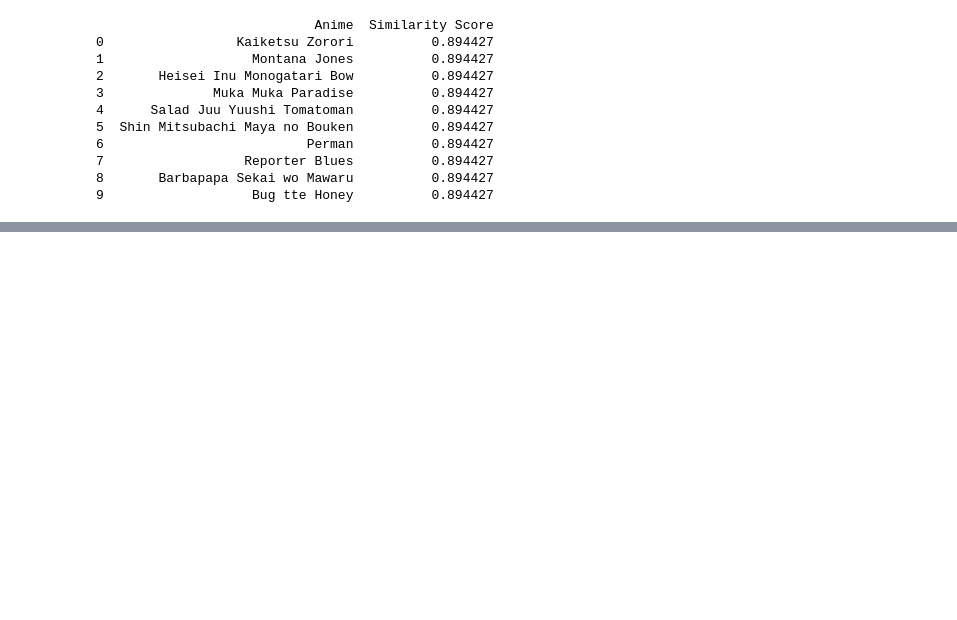
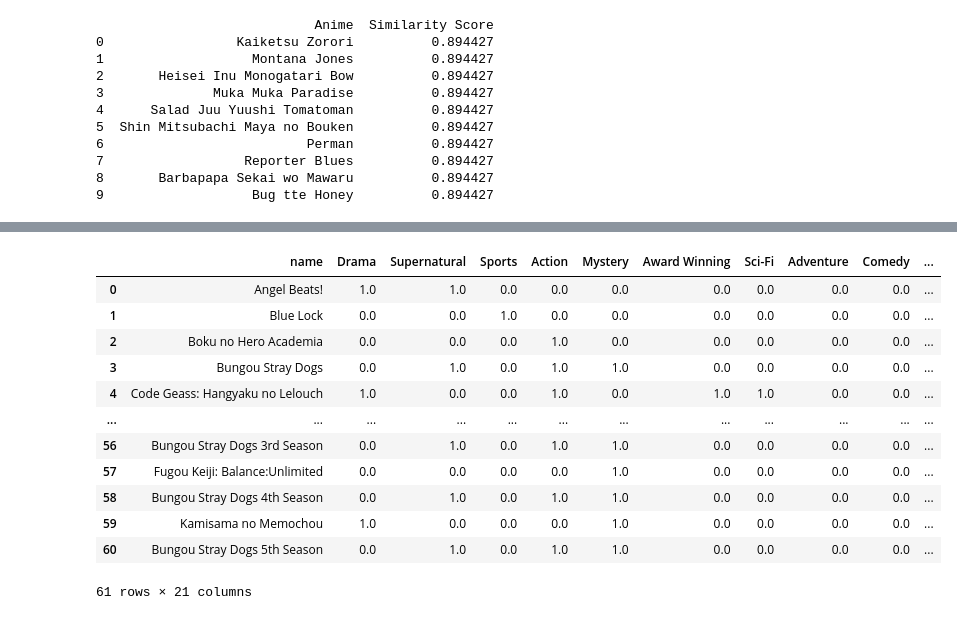
Before and after one commit to mastamaru/SPK-BE, a Jupyter notebook: train2.ipynb, the cells around one changed output, grey strips where cells are left out. Saved outputs shown, nothing was run; the diff lists cells and outputs as text; code cells hidden in the pictures; blank space fills up the shorter version.

```diff
--- a/train2.ipynb
+++ b/train2.ipynb
@@ -372,0 +433,8 @@ joblib.dump(cosine_sim, 'cosine_similarity.pkl')
+# %%
+import pandas as pd
+import ast
+df_meta = pd.read_csv('db.csv')
+df_meta['genre'] = df_meta['genre'].apply(lambda x: ast.literal_eval(x) if isinstance(x, str) else x)
+df_meta['genre'] = df_meta['genre'].apply(lambda x: ', '.join(x))
+df_meta['episodes'] = df_meta['episodes'].astype(int)
+df_meta.head()
@@ -372,0 +448,18 @@ joblib.dump(cosine_sim, 'cosine_similarity.pkl')
+# %%
+df_meta['genre'] = df_meta['genre'].apply(lambda x: x.split(', '))
+# iterate over the list of Genres column and create new column named base on the list values
+for index, row in df_meta.iterrows():
+    for genre in row['genre']:
+        df_meta.at[index, genre] = 1
+
+df_meta.fillna(0, inplace=True)
+anime_length = ['Short', 'Medium', 'Long']
+df_meta['episodes'] = pd.cut(df_meta['episodes'], bins=[0, 12, 26, 2000], labels=anime_length)
+# onehotencoding the episodes column but without using pd.get_dummies
+for length in anime_length:
+    df_meta['episode' + length] = df_meta['episodes'].apply(lambda x: 1 if x == length else 0)
+df_meta.drop('episodes', axis=1, inplace=True)
+# onehotencoding the type column but without using pd.get_dummies
+for t in df_meta['type'].unique():
+    df_meta[t] = df_meta['type'].apply(lambda x: 1 if x == t else 0)
+df_meta.drop(['genre', 'type'], axis=1, inplace=True)
@@ -372,0 +468,16 @@ joblib.dump(cosine_sim, 'cosine_similarity.pkl')
+# %%
+df_meta
+# %% [output]
+|  | name | Drama | Supernatural | Sports | Action | Mystery | Award Winning | Sci-Fi | Adventure | Comedy | ... |
+| 0 | Angel Beats! | 1.0 | 1.0 | 0.0 | 0.0 | 0.0 | 0.0 | 0.0 | 0.0 | 0.0 | ... |
+| 1 | Blue Lock | 0.0 | 0.0 | 1.0 | 0.0 | 0.0 | 0.0 | 0.0 | 0.0 | 0.0 | ... |
+| 2 | Boku no Hero Academia | 0.0 | 0.0 | 0.0 | 1.0 | 0.0 | 0.0 | 0.0 | 0.0 | 0.0 | ... |
+| 3 | Bungou Stray Dogs | 0.0 | 1.0 | 0.0 | 1.0 | 1.0 | 0.0 | 0.0 | 0.0 | 0.0 | ... |
+| 4 | Code Geass: Hangyaku no Lelouch | 1.0 | 0.0 | 0.0 | 1.0 | 0.0 | 1.0 | 1.0 | 0.0 | 0.0 | ... |
+| ... | ... | ... | ... | ... | ... | ... | ... | ... | ... | ... | ... |
+| 56 | Bungou Stray Dogs 3rd Season | 0.0 | 1.0 | 0.0 | 1.0 | 1.0 | 0.0 | 0.0 | 0.0 | 0.0 | ... |
+| 57 | Fugou Keiji: Balance:Unlimited | 0.0 | 0.0 | 0.0 | 0.0 | 1.0 | 0.0 | 0.0 | 0.0 | 0.0 | ... |
+| 58 | Bungou Stray Dogs 4th Season | 0.0 | 1.0 | 0.0 | 1.0 | 1.0 | 0.0 | 0.0 | 0.0 | 0.0 | ... |
+| 59 | Kamisama no Memochou | 1.0 | 0.0 | 0.0 | 0.0 | 1.0 | 0.0 | 0.0 | 0.0 | 0.0 | ... |
+| 60 | Bungou Stray Dogs 5th Season | 0.0 | 1.0 | 0.0 | 1.0 | 1.0 | 0.0 | 0.0 | 0.0 | 0.0 | ... |
+61 rows × 21 columns
```
Also changed, not shown: parts of 26 cells of this notebook, 2 other files.
